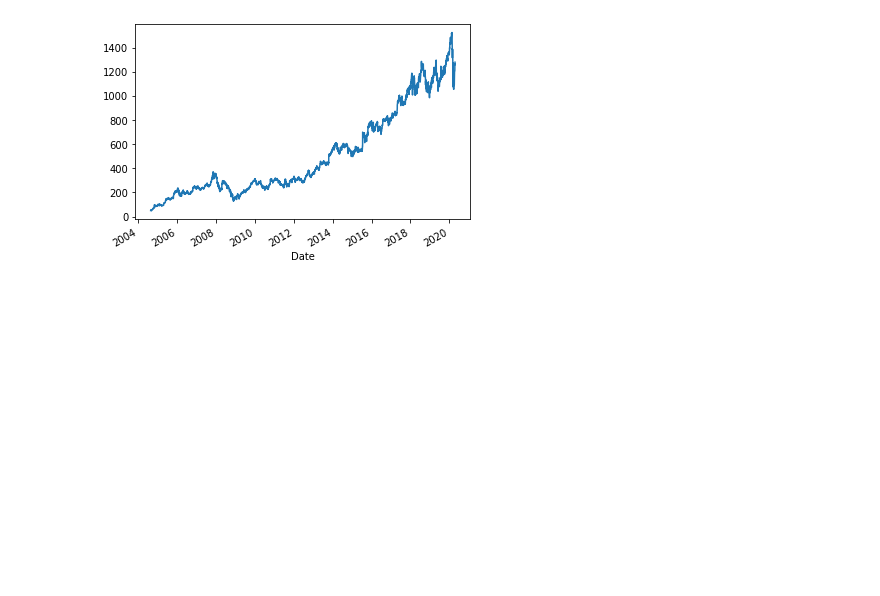
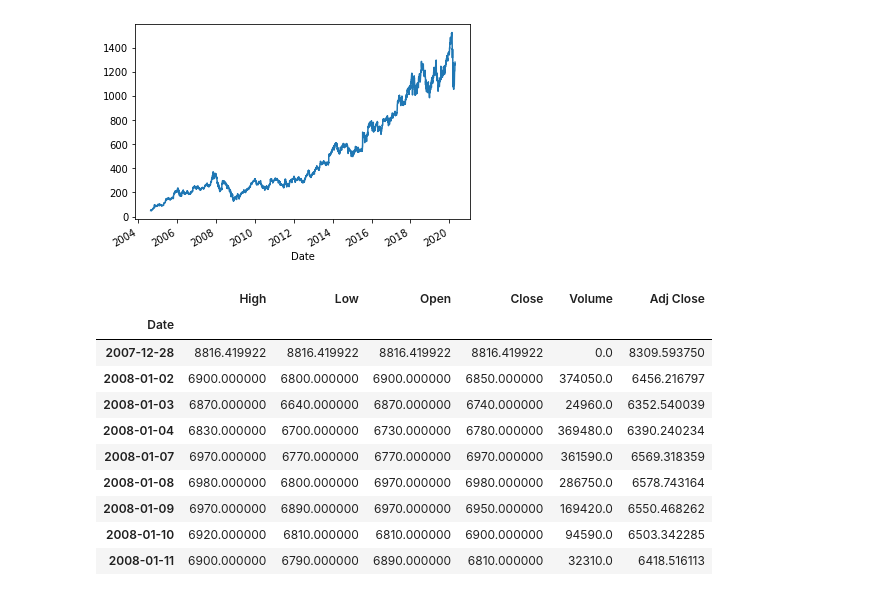
Before and after one commit to Myeongjoon/GoogleSummerOfCode2020, a Jupyter notebook: finance_data.ipynb, the cells around one changed output. Saved outputs shown, nothing was run; the diff lists cells and outputs as text; code cells hidden in the pictures; blank space fills up the shorter version.

```diff
--- a/finance_data.ipynb
+++ b/finance_data.ipynb
@@ -28,3 +28,22 @@ google_data['Close'].plot()
 # %% [output]
 <matplotlib.axes._subplots.AxesSubplot at 0x...>
 [figure]
+# %%
+macq_start_date = '2007-12-28'
+macq_end_date = '2020-04-17'
+
+macq = data.DataReader('088980.ks', 'yahoo', macq_start_date, macq_end_date)
+
+macq.head(9)
+# %% [output]
+|  | High | Low | Open | Close | Volume | Adj Close |
+| Date |  |  |  |  |  |  |
+| 2007-12-28 | 8816.419922 | 8816.419922 | 8816.419922 | 8816.419922 | 0.0 | 8309.593750 |
+| 2008-01-02 | 6900.000000 | 6800.000000 | 6900.000000 | 6850.000000 | 374050.0 | 6456.216797 |
+| 2008-01-03 | 6870.000000 | 6640.000000 | 6870.000000 | 6740.000000 | 24960.0 | 6352.540039 |
+| 2008-01-04 | 6830.000000 | 6700.000000 | 6730.000000 | 6780.000000 | 369480.0 | 6390.240234 |
+| 2008-01-07 | 6970.000000 | 6770.000000 | 6770.000000 | 6970.000000 | 361590.0 | 6569.318359 |
+| 2008-01-08 | 6980.000000 | 6800.000000 | 6970.000000 | 6980.000000 | 286750.0 | 6578.743164 |
+| 2008-01-09 | 6970.000000 | 6890.000000 | 6970.000000 | 6950.000000 | 169420.0 | 6550.468262 |
+| 2008-01-10 | 6920.000000 | 6810.000000 | 6810.000000 | 6900.000000 | 94590.0 | 6503.342285 |
+| 2008-01-11 | 6900.000000 | 6790.000000 | 6890.000000 | 6810.000000 | 32310.0 | 6418.516113 |
```
Also changed, not shown: parts of 5 cells of this notebook.
